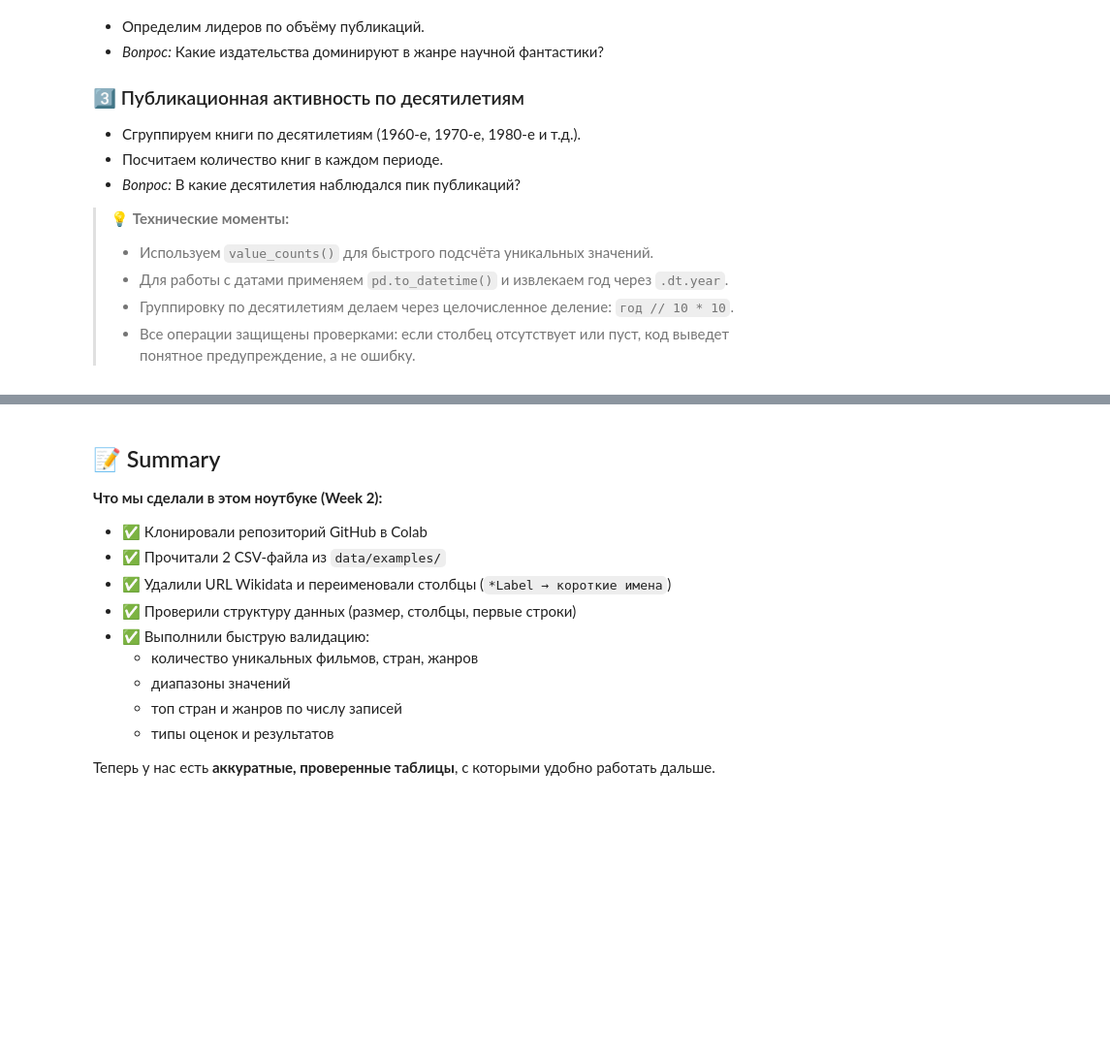
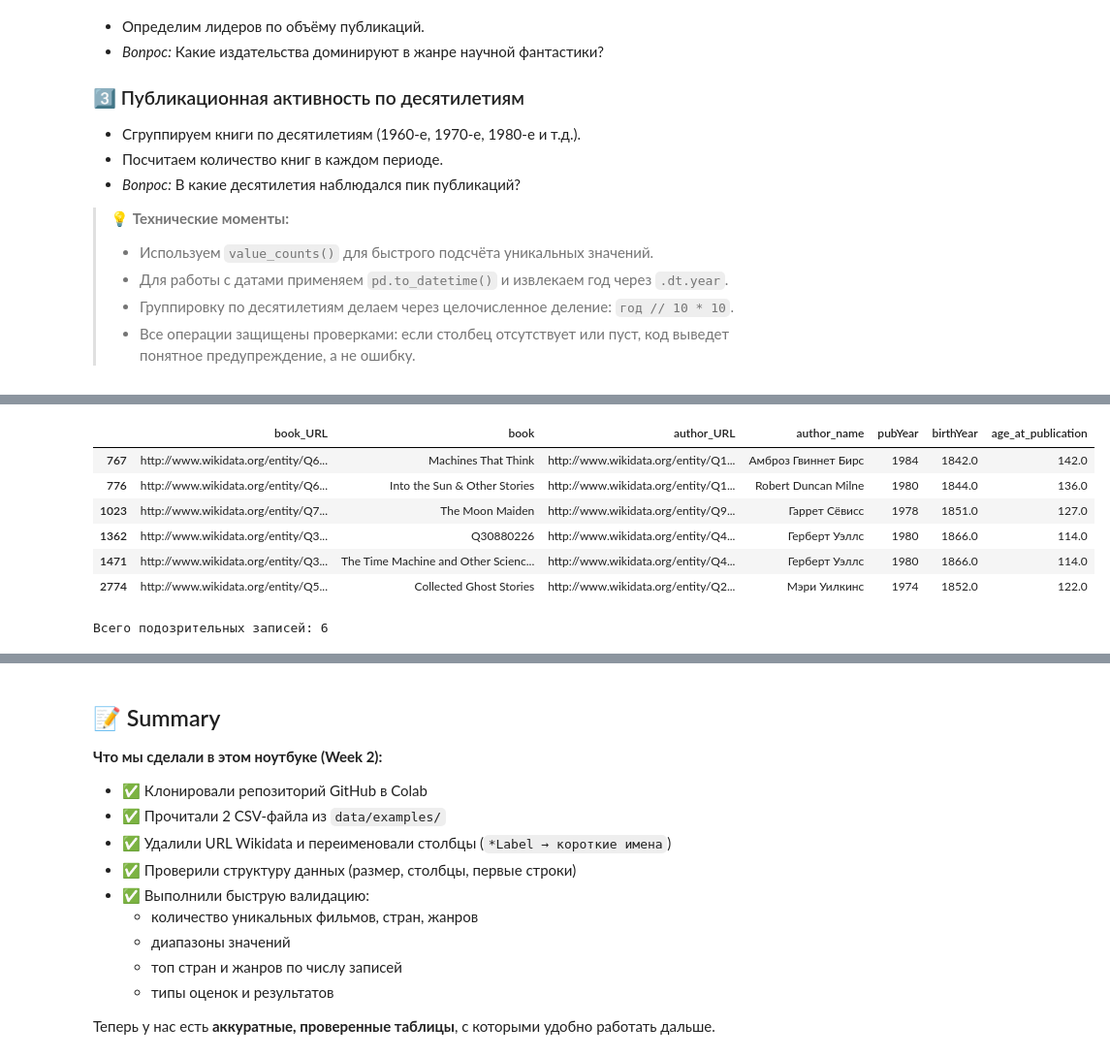
Before and after one commit to a-nastasiamoiseeva/python-ai-Moiseeva-Anastasia, a Jupyter notebook: notebooks/week2b_read_csv.ipynb, the cells around one changed output, grey strips where cells are left out. Shown at 97% size. Cells and saved outputs as stored; diff of their text form; code cells hidden in the pictures; blank space fills up the shorter version.

```diff
--- a/notebooks/week2b_read_csv.ipynb
+++ b/notebooks/week2b_read_csv.ipynb
@@ -342,0 +440,11 @@ print("✅ Анализ завершён")
+# %%
+# Шаг 4C. Объединяем книги и авторов
+df_books_enriched = df_books_unique.merge(
+    df_authors_agg,
+    on="author_URL",
+    how="left",
+    validate="m:1"
+)
+
+print("Размер объединённой таблицы:", df_books_enriched.shape)
+display(df_books_enriched.head())
@@ -342,0 +459,11 @@ print("✅ Анализ завершён")
+# %%
+# Шаг 4D. Возраст автора на момент публикации
+df_books_enriched["age_at_publication"] = (
+    df_books_enriched["pubYear"] - df_books_enriched["birthYear"]
+)
+
+display(
+    df_books_enriched[
+        ["book", "author_name", "pubYear", "birthYear", "age_at_publication"]
+    ].head()
+)
@@ -342,0 +477,21 @@ print("✅ Анализ завершён")
+# %%
+# Шаг 4E. Проверяем подозрительные значения
+anomalies = df_books_enriched[
+    (df_books_enriched["age_at_publication"] < 10) |
+    (df_books_enriched["age_at_publication"] > 110)
+][[
+    "book_URL", "book", "author_URL", "author_name",
+    "pubYear", "birthYear", "age_at_publication"
+]]
+
+display(anomalies.head(10))
+print("Всего подозрительных записей:", len(anomalies))
+# %% [output]
+|  | book_URL | book | author_URL | author_name | pubYear | birthYear | age_at_publication |
+| 767 | http://www.wikidata.org/entity/Q6... | Machines That Think | http://www.wikidata.org/entity/Q1... | Амброз Гвиннет Бирс | 1984 | 1842.0 | 142.0 |
+| 776 | http://www.wikidata.org/entity/Q6... | Into the Sun & Other Stories | http://www.wikidata.org/entity/Q1... | Robert Duncan Milne | 1980 | 1844.0 | 136.0 |
+| 1023 | http://www.wikidata.org/entity/Q7... | The Moon Maiden | http://www.wikidata.org/entity/Q9... | Гаррет Сёвисс | 1978 | 1851.0 | 127.0 |
+| 1362 | http://www.wikidata.org/entity/Q3... | Q30880226 | http://www.wikidata.org/entity/Q4... | Герберт Уэллс | 1980 | 1866.0 | 114.0 |
+| 1471 | http://www.wikidata.org/entity/Q3... | The Time Machine and Other Scienc... | http://www.wikidata.org/entity/Q4... | Герберт Уэллс | 1980 | 1866.0 | 114.0 |
+| 2774 | http://www.wikidata.org/entity/Q5... | Collected Ghost Stories | http://www.wikidata.org/entity/Q2... | Мэри Уилкинс | 1974 | 1852.0 | 122.0 |
+Всего подозрительных записей: 6
```
Also changed, not shown: parts of 19 cells of this notebook.
